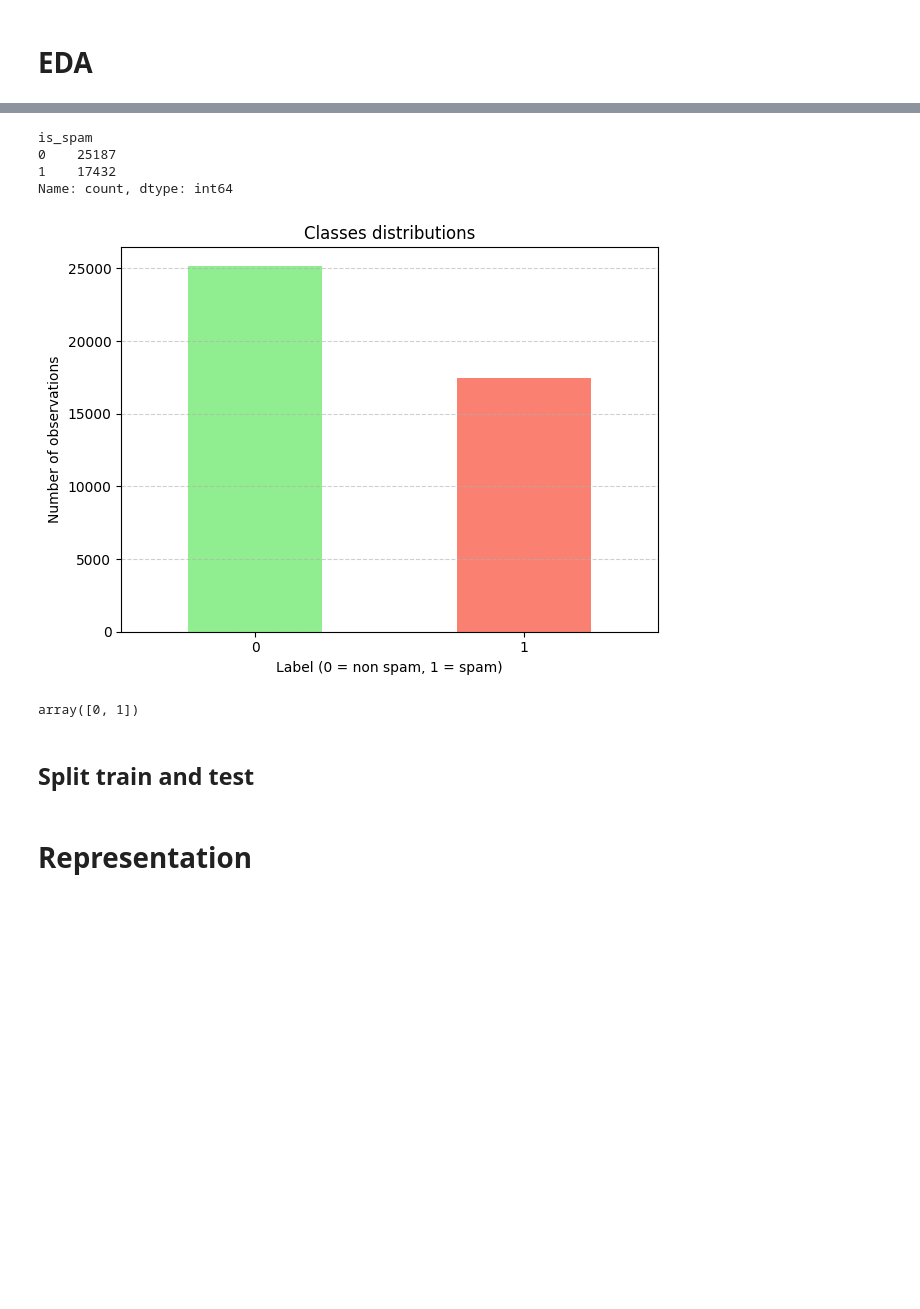
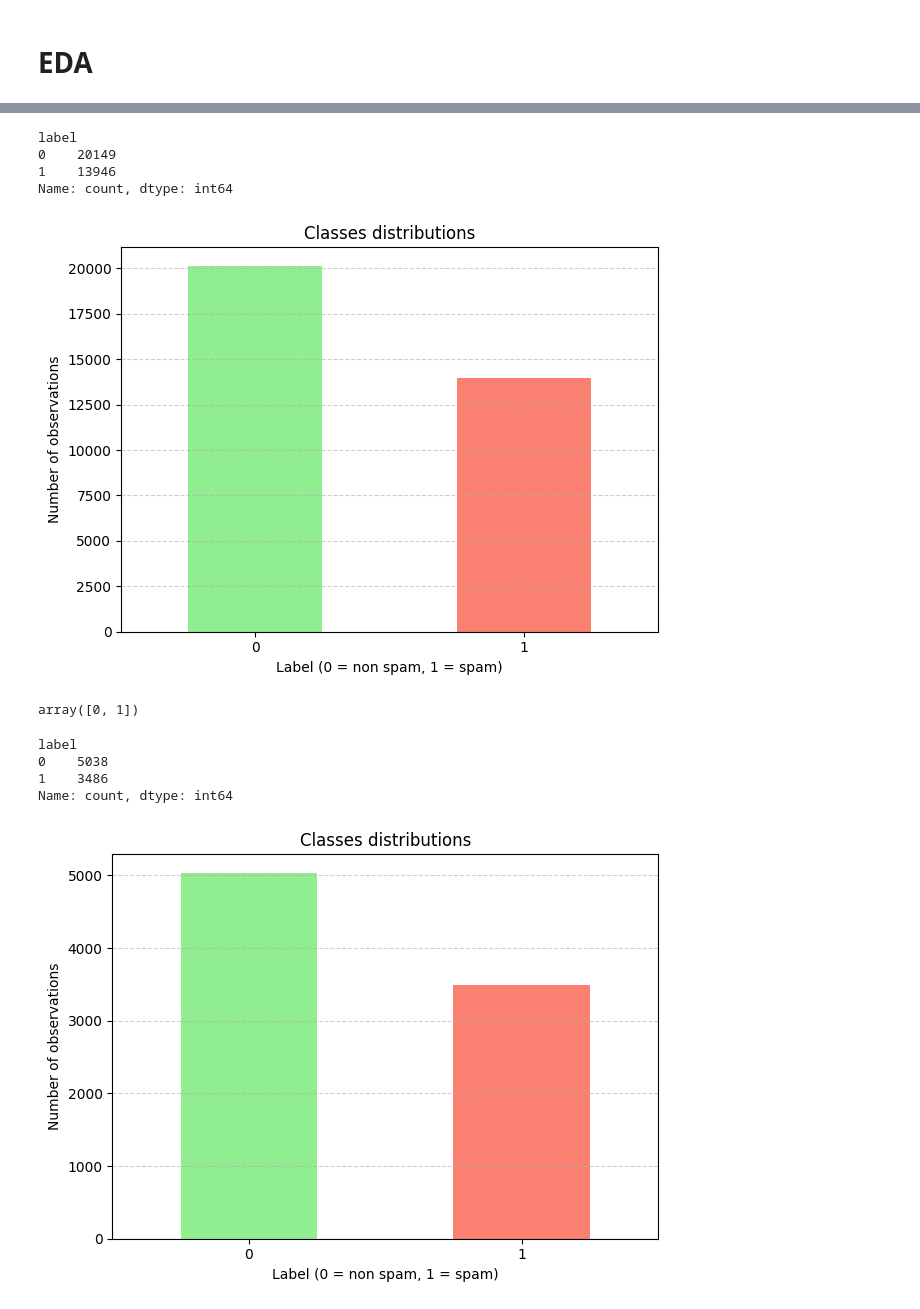
Before and after one commit to keitaVigano/tm4spam, a Jupyter notebook: notebooks/preprocessing.ipynb, the cells around one changed output, grey strips where cells are left out. Saved outputs shown, nothing was run; the diff lists cells and outputs as text; code cells hidden in the pictures; blank space fills up the shorter version.

```diff
--- a/notebooks/preprocessing.ipynb
+++ b/notebooks/preprocessing.ipynb
@@ -82,2 +112,6 @@ min           1.000000
 max      200506.000000
 Name: text_length, dtype: float64
+# %%
+print("Text length distribution:")
+test_df['text_length'] = test_df['clean_text'].apply(lambda x: len(str(x)))
+test_df['text_length'].describe()
@@ -131,5 +176,5 @@ plt.show()
 # %%
-label_counts = df["is_spam"].value_counts()
+label_counts = train_df["label"].value_counts()
 
 print(label_counts)
 
@@ -142,9 +187,9 @@ plt.grid(axis="y", linestyle="--", alpha=0.6)
 plt.tight_layout()
 plt.show()
 # %% [output]
-is_spam
-0    25187
-1    17432
+label
+0    20149
+1    13946
 Name: count, dtype: int64
-[figure, old version]
+[figure, new version]
 # %%
@@ -152,4 +197,2 @@ df["is_spam"].unique()
 # %% [output]
 array([0, 1])
-# %% [markdown]
-## Split train and test
@@ -166,2 +199,19 @@ test_df.to_csv("../data/splits/test.csv", index=False)
-# %% [markdown]
-# Representation
+# %%
+label_counts = test_df["label"].value_counts()
+
+print(label_counts)
+
+label_counts.plot(kind="bar", color=["lightgreen", "salmon"])
+plt.xticks(rotation=0)
+plt.title("Classes distributions")
+plt.xlabel("Label (0 = non spam, 1 = spam)")
+plt.ylabel("Number of observations")
+plt.grid(axis="y", linestyle="--", alpha=0.6)
+plt.tight_layout()
+plt.show()
+# %% [output]
+label
+0    5038
+1    3486
+Name: count, dtype: int64
+[figure, added]
```
Also changed, not shown: parts of 20 cells of this notebook, 8 other files.
